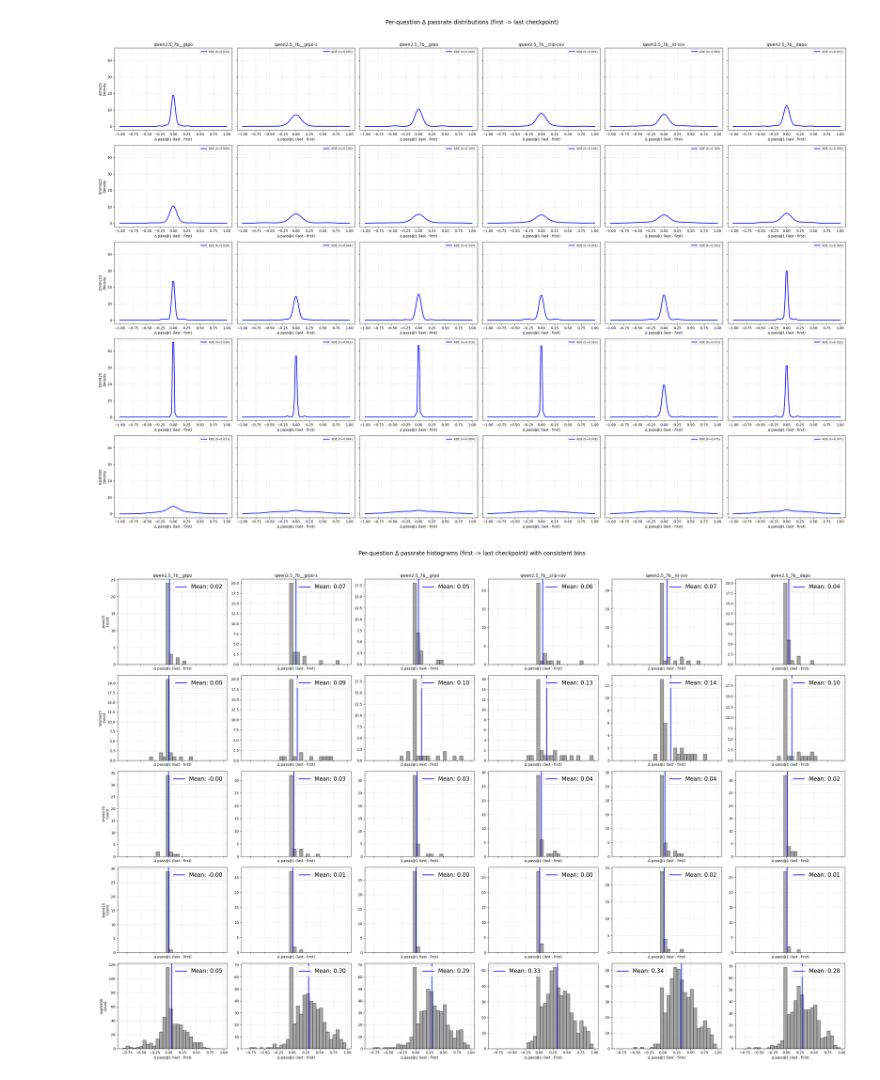
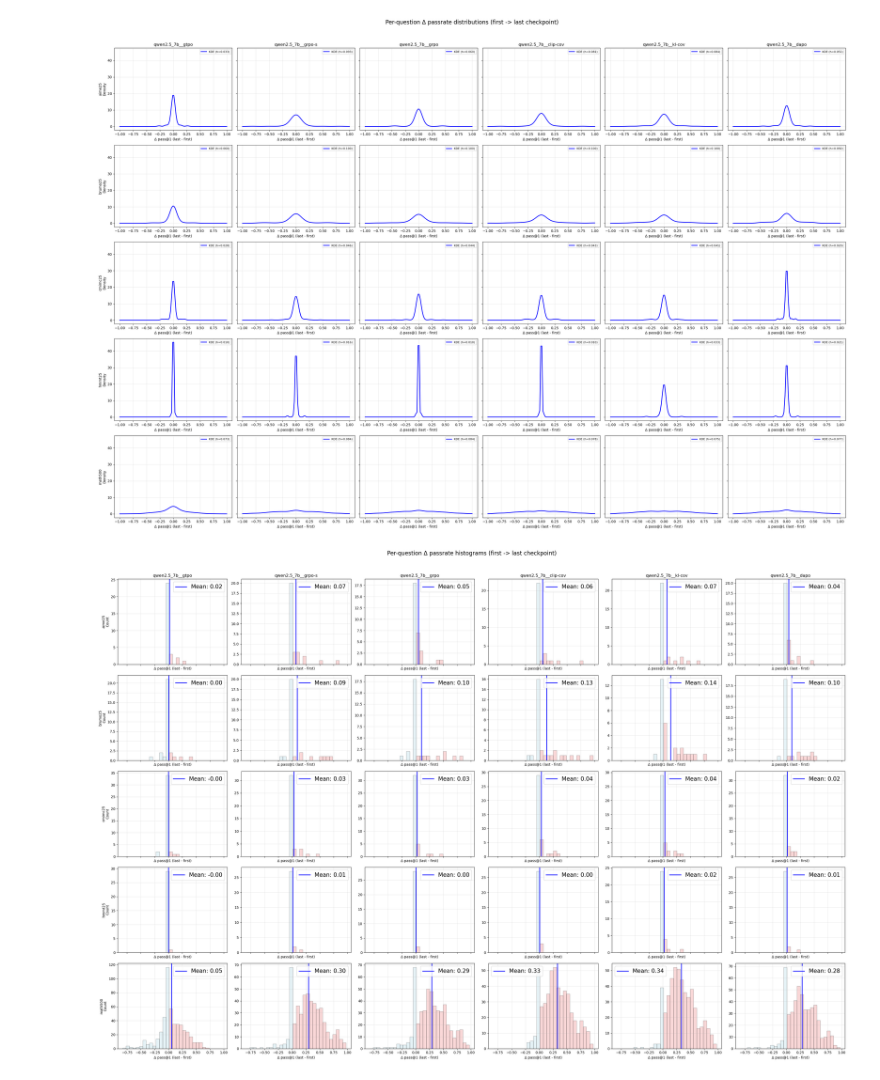
Before and after one commit to rfechner/verl, a Jupyter notebook: workspace/plots/exp05_rollouts_metrics.ipynb, the cells around one changed output. Saved outputs shown, nothing was run; the diff lists cells and outputs as text; code cells hidden in the pictures.

```diff
--- a/workspace/plots/exp05_rollouts_metrics.ipynb
+++ b/workspace/plots/exp05_rollouts_metrics.ipynb
@@ -566,6 +574,7 @@ plot_final_delta_distributions(prs_method_question)
 # %% [output]
 [figure]
 # %%
+import numpy as np
 def plot_final_delta_histograms(per_question_passrates, bins=30):
     """
     Plot histograms of per-question passrate changes between first and last checkpoint,
@@ -620,33 +629,52 @@ def plot_final_delta_histograms(per_question_passrates, bins=30):
         last_ckpt = checkpoints[-1]
 
         for i, dataset in enumerate(datasets):
             ax = axes[i, j]
 
             if dataset not in method_data.get(first_ckpt, {}) or dataset not in method_data.get(last_ckpt, {}):
                 ax.text(0.5, 0.5, "No data", ha='center', va='center', transform=ax.transAxes)
                 continue
 
             delta = np.array(method_data[last_ckpt][dataset]) - np.array(method_data[first_ckpt][dataset])
             delta = np.clip(delta, -1, 1)
             mean_delta = np.mean(delta)
 
-            # Plot histogram
-            ax.hist(delta, bins=bins, range=(vmin, vmax), color='gray', alpha=0.7, edgecolor='black')
+            # Custom colored histogram: separate negative and positive bins
+            counts, bin_edges = np.histogram(delta, bins=bins, range=(vmin, vmax))
+
+            for k in range(len(counts)):
+                left = bin_edges[k]
+                right = bin_edges[k+1]
+                center = 0.5 * (left + right)
+
+                if center < 0:
+                    color = "lightblue"
+                elif center > 0:
+                    color = "lightcoral"
+                else:
+                    color = "gray"
+
+                ax.bar(center, counts[k],
+                    width=(right - left),
+                    align='center',
+                    color=color,
+                    edgecolor='black',
+                    alpha=0.3)
 
             # Plot vertical line for mean
             line = ax.axvline(mean_delta, color='blue', linewidth=2)
 
             # Add legend with mean
             ax.legend([line], [f'Mean: {mean_delta:.2f}'], fontsize=16)
             ax.set_title(method if i==0 else "")
             if j == 0:
                 ax.set_ylabel(f"{dataset}\nCount")
             ax.set_xlabel("Δ pass@1 (last - first)")
             ax.grid(True, alpha=0.3)
 
     plt.suptitle("Per-question Δ passrate histograms (first -> last checkpoint)", fontsize=16, y=1.02)
     plt.tight_layout()
     plt.show()
 plot_final_delta_histograms(prs_method_question)
 # %% [output]
-[figure, old version]
+[figure, new version]
```
Also changed, not shown: parts of 3 cells of this notebook, 9 other files.
